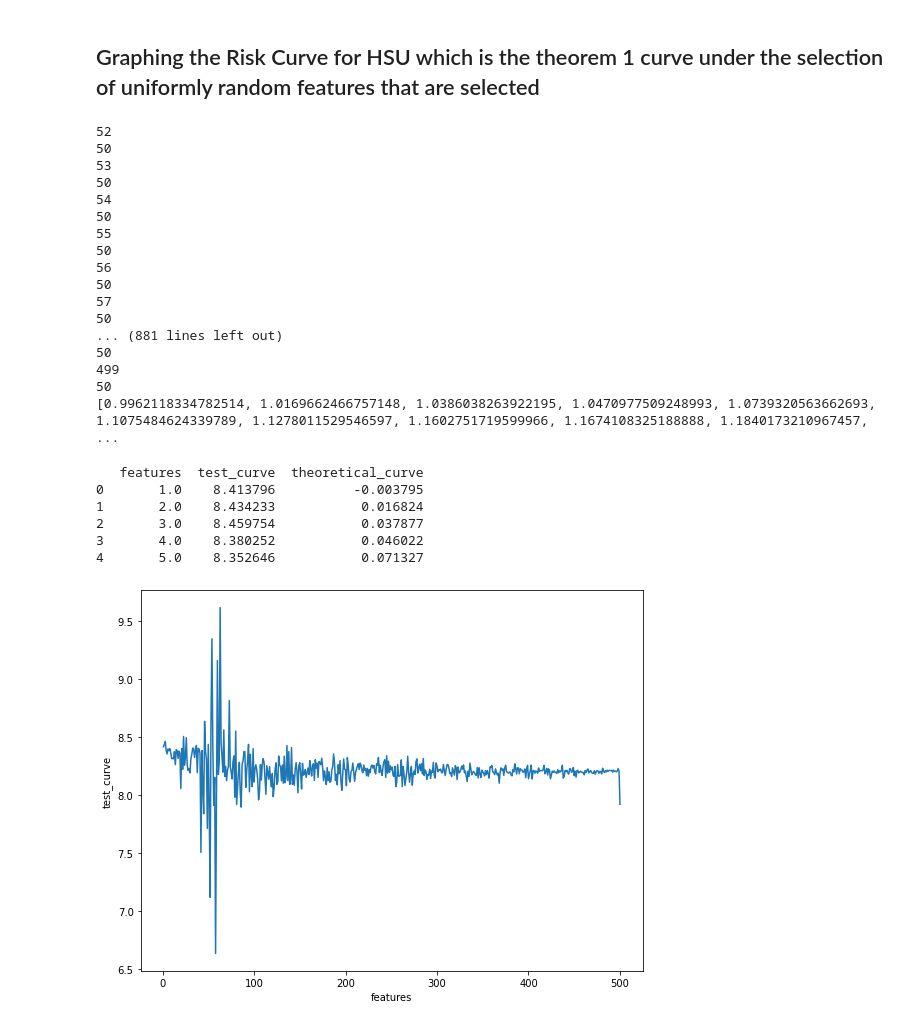
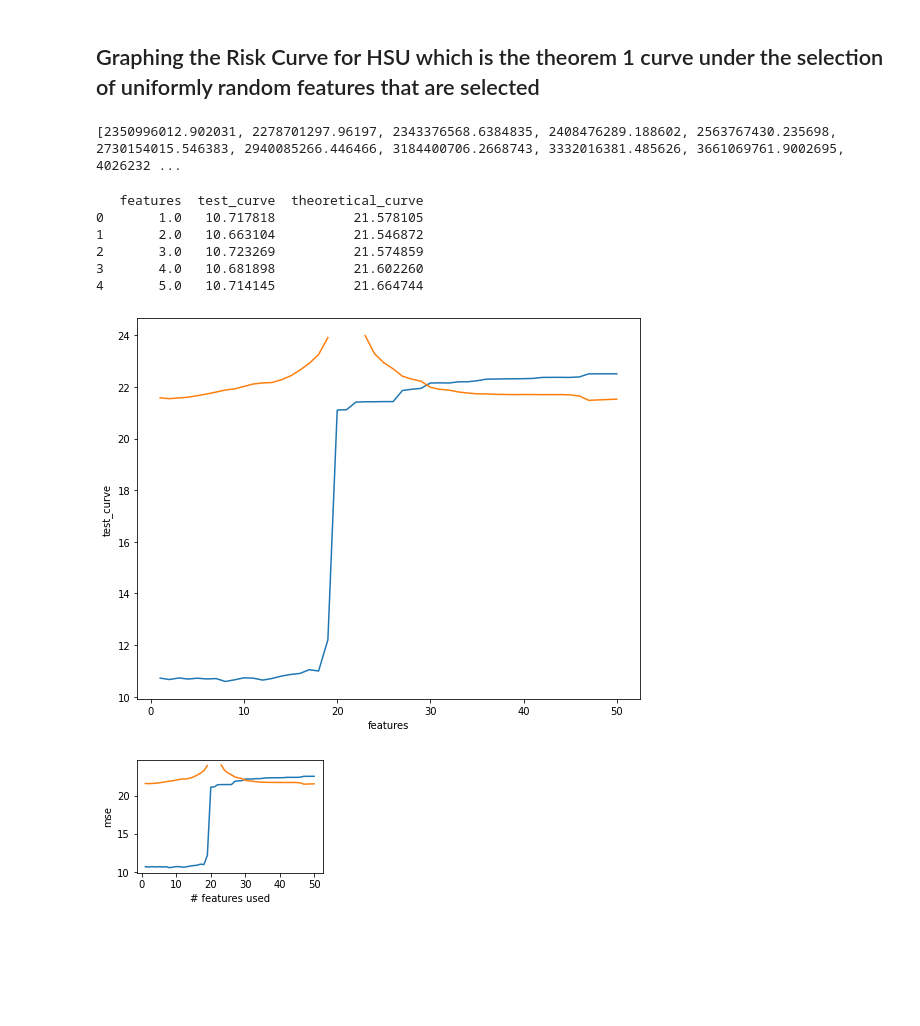
Before and after one commit to andoliv1/EC719Project, a Jupyter notebook: ExampleHsu.ipynb, the cells around one changed output. Drawn from its saved outputs; the diff is of its cells as text; code cells hidden in the pictures; blank space fills up the shorter version.

```diff
--- a/ExampleHsu.ipynb
+++ b/ExampleHsu.ipynb
@@ -68,7 +77,7 @@ for j in range(1,x.shape[1] + 1):
         unif_list = np.random.choice(x.shape[1] -1,size = j,replace = False)
         unif_list.sort()
     else:
-        unif_list = np.linspace(1,100,100)
+        unif_list = np.linspace(1,x.shape[1],x.shape[1])
         unif_list -=1
         unif_list = unif_list.astype(int)
 
@@ -108,12 +117,3 @@ for j in range(1,x.shape[1] + 1):
     test_accuracy[j-1] = mean_squared_error(pred,y_test)
 
 #     print("This is the test accuracy using " + str(j) + " uniformly distributed "  + str(test_accuracy[j-1]))
-
-
-plt.figure(figsize = (9,7))
-sns.lineplot(x = np.linspace(1,x.shape[1],x.shape[1]), y = (test_accuracy))
-plt.xlabel("# features used")
-plt.ylabel("mse")
-plt.show()
-
-print(test_accuracy)
@@ -160,7 +261,7 @@ plt.show()
 # %%
 risk_curve = list()
 
-list_of_indices = np.linspace(1,100,100)
+list_of_indices = np.linspace(1,x.shape[1],x.shape[1])
 list_of_indices -=1
 list_of_indices = list_of_indices.astype(int)
 set_of_indices = set(list_of_indices)
@@ -171,60 +272,44 @@ for i in range(x.shape[1]):
     beta_tc_norm = np.sum((beta[opp_list]**2))
     beta_t_norm = np.sum(beta[list(unif_lists[i])]**2)
 
-#     print(beta_tc_norm)
-#     print(beta_t_norm)
-
     if(i <= x.shape[0] - 2):
         risk_curve.append((beta_tc_norm + 1/25)*(1 + (i/(x.shape[0] -i -1))))
 
     elif( i <=  x.shape[0]+1 and i >=  x.shape[0]-1):
-        risk_curve.append(5000)
+        risk_curve.append(np.Inf)
 
     else:
-        print(i)
-        print(x.shape[0])
         first_el = (beta_t_norm)*(1 - (x.shape[0]/i))
         second_el = (beta_tc_norm + 1/25)*(1 + (x.shape[0]/(i - x.shape[0] -1)))
-#         print("first el " + str(first_el))
-#         print("second el "  + str(second_el))
         risk_curve.append(first_el + second_el)
 
 
 print(risk_curve)
 # %% [output]
-52
-50
-53
-50
-54
-50
-55
-50
-56
-50
-57
-50
-... (881 lines left out)
-50
-499
-50
-[0.9962118334782514, 1.0169662466757148, 1.0386038263922195, 1.0470977509248993, 1.0739320563662693, 1.1075484624339789, 1.1278011529546597, 1.1602751719599966, 1.1674108325188888, 1.1840173210967457, ...
+[2350996012.902031, 2278701297.96197, 2343376568.6384835, 2408476289.188602, 2563767430.235698, 2730154015.546383, 2940085266.446466, 3184400706.2668743, 3332016381.485626, 3661069761.9002695, 4026232 ...
 # %%
 df = pd.DataFrame(data = np.transpose(np.array([np.linspace(1,x.shape[1],x.shape[1]), np.log(test_accuracy),np.log(risk_curve)])),
                  columns = ["features","test_curve","theoretical_curve"])
 
 print(df.head())
 plt.figure(figsize = (9,7))
-# sns.lineplot(x = np.linspace(1,x.shape[1],x.shape[1]), y = np.log(test_accuracy))
-# sns.lineplot(x = np.linspace(1,x.shape[1],x.shape[1]), y = np.log(risk_curve))
 sns.lineplot(data = df, x= "features", y = "test_curve")
-# sns.lineplot(data = df, x= "features", y = "theoretical_curve")
+sns.lineplot(data = df, x= "features", y = "theoretical_curve")
 plt.show()
+
+fig,axes=plt.subplots(nrows=1,ncols=1,figsize=(3.48,2.3))
+plt.ylabel("mse")
+plt.xlabel("# features used")
+sns.lineplot(data = df, x= "features", y = "test_curve")
+sns.lineplot(data = df, x= "features", y = "theoretical_curve")
+plt.tight_layout()
+plt.savefig('no_double_descent_experimental_randomly_chosen.pdf', dpi=100, bbox_inches='tight')
 # %% [output]
    features  test_curve  theoretical_curve
-0       1.0    8.413796          -0.003795
-1       2.0    8.434233           0.016824
-2       3.0    8.459754           0.037877
-3       4.0    8.380252           0.046022
-4       5.0    8.352646           0.071327
+0       1.0   10.717818          21.578105
+1       2.0   10.663104          21.546872
+2       3.0   10.723269          21.574859
+3       4.0   10.681898          21.602260
+4       5.0   10.714145          21.664744
-[figure, old version]
+[figure, new version]
+[figure, added]
```
Also changed, not shown: parts of 12 cells of this notebook, 5 other files.
